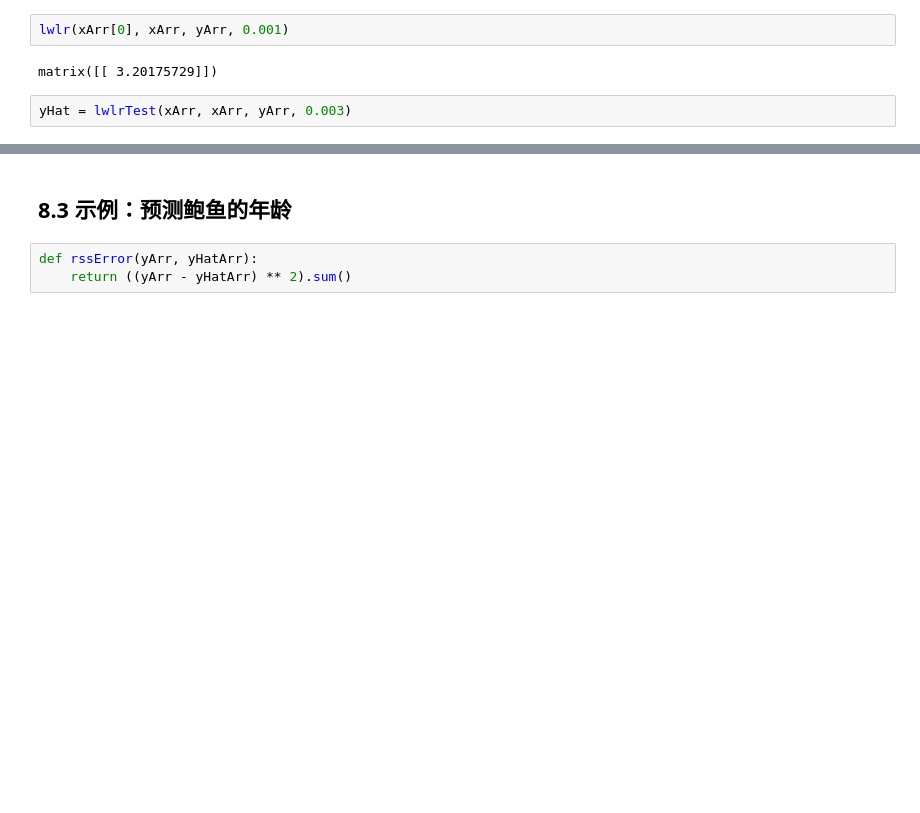
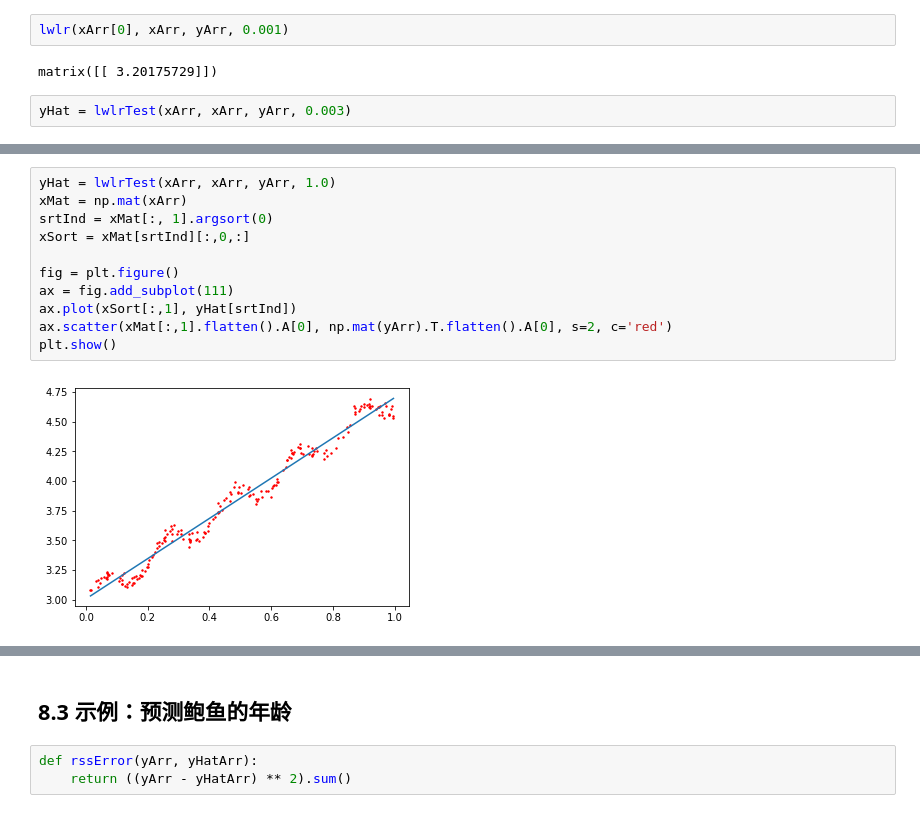
Before and after one commit to PumbaaLau/MyGit, a Jupyter notebook: Machine Learning/Machine Learning in Action/第8章 预测数值型数据：回归/第8章 预测数值型数据：回归.ipynb, the cells around one changed output, grey strips where cells are left out. Cells and saved outputs as stored; diff of their text form; blank space fills up the shorter version.

```diff
--- a/Machine Learning/Machine Learning in Action/第8章 预测数值型数据：回归/第8章 预测数值型数据：回归.ipynb
+++ b/Machine Learning/Machine Learning in Action/第8章 预测数值型数据：回归/第8章 预测数值型数据：回归.ipynb
@@ -151,0 +174,13 @@ yHat = lwlrTest(xArr, xArr, yArr, 0.003)
+# %%
+yHat = lwlrTest(xArr, xArr, yArr, 1.0)
+xMat = np.mat(xArr)
+srtInd = xMat[:, 1].argsort(0)
+xSort = xMat[srtInd][:,0,:]
+
+fig = plt.figure()
+ax = fig.add_subplot(111)
+ax.plot(xSort[:,1], yHat[srtInd])
+ax.scatter(xMat[:,1].flatten().A[0], np.mat(yArr).T.flatten().A[0], s=2, c='red')
+plt.show()
+# %% [output]
+[figure, added]
```
Also changed, not shown: parts of 25 cells of this notebook, 1 other file.
